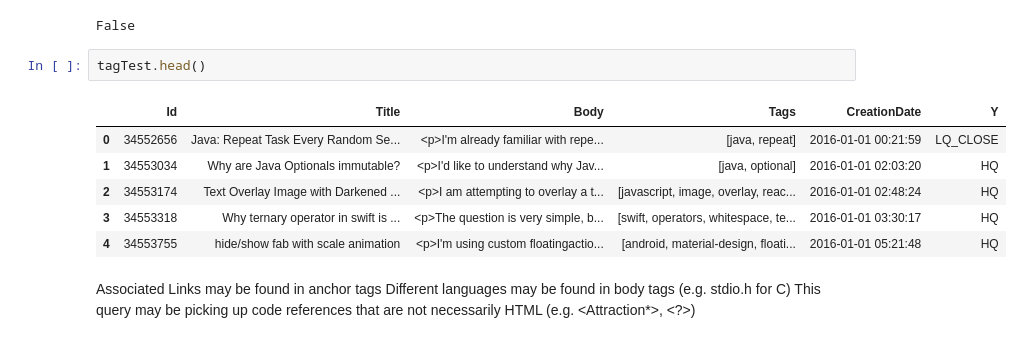
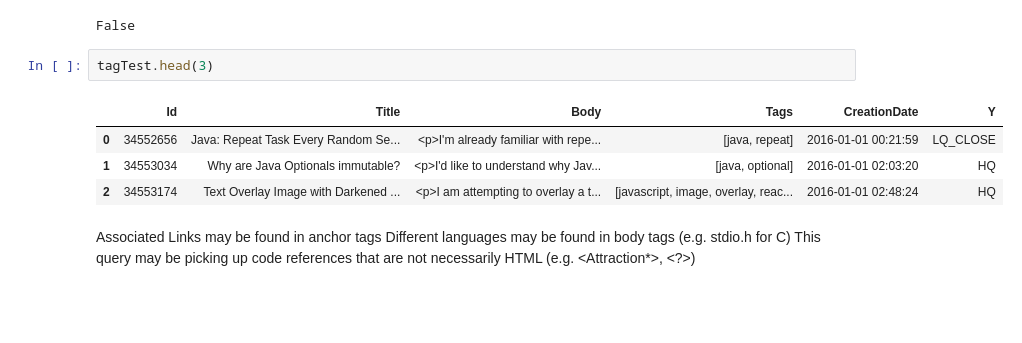
Before and after one commit to v1zhu/Stackbot-DS3, a Jupyter notebook: data_exploration.ipynb, the cells around one changed output. Saved outputs shown, nothing was run; the diff lists cells and outputs as text; blank space fills up the shorter version.

```diff
--- a/data_exploration.ipynb
+++ b/data_exploration.ipynb
@@ -48,14 +44,12 @@ tagTest = tagTest.assign(Tags = tagTest["Tags"].str.findall(r"<(.*?)>"))
 # %% [output]
 False
 # %%
-tagTest.head()
+tagTest.head(3)
 # %% [output]
 |  | Id | Title | Body | Tags | CreationDate | Y |
 | 0 | 34552656 | Java: Repeat Task Every Random Se... | <p>I'm already familiar with repe... | [java, repeat] | 2016-01-01 00:21:59 | LQ_CLOSE |
 | 1 | 34553034 | Why are Java Optionals immutable? | <p>I'd like to understand why Jav... | [java, optional] | 2016-01-01 02:03:20 | HQ |
 | 2 | 34553174 | Text Overlay Image with Darkened ... | <p>I am attempting to overlay a t... | [javascript, image, overlay, reac... | 2016-01-01 02:48:24 | HQ |
-| 3 | 34553318 | Why ternary operator in swift is ... | <p>The question is very simple, b... | [swift, operators, whitespace, te... | 2016-01-01 03:30:17 | HQ |
-| 4 | 34553755 | hide/show fab with scale animation | <p>I'm using custom floatingactio... | [android, material-design, floati... | 2016-01-01 05:21:48 | HQ |
 # %% [markdown]
 Associated Links may be found in anchor tags
 Different languages may be found in body tags (e.g. stdio.h for C)
```
Also changed, not shown: parts of 22 cells of this notebook.
